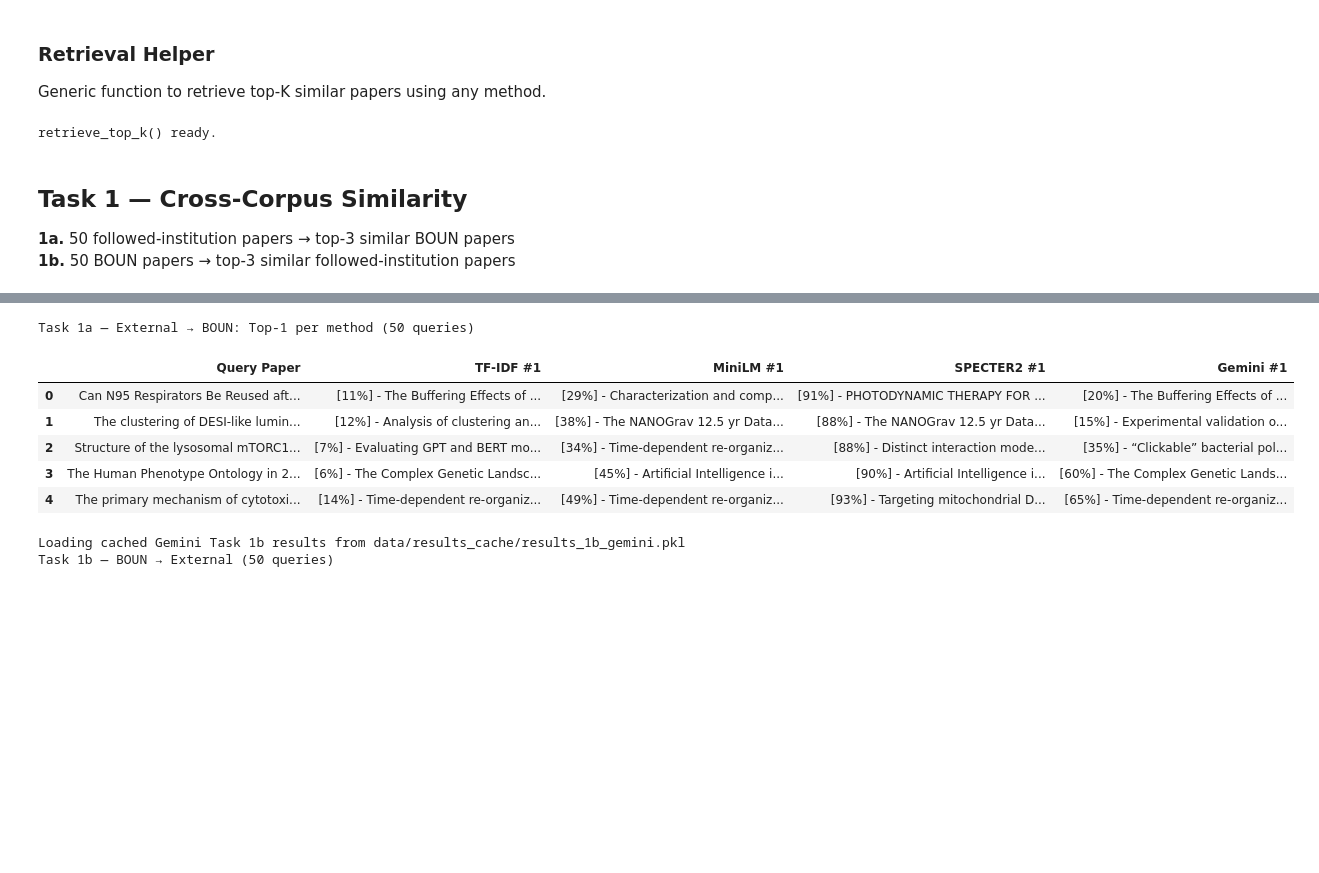
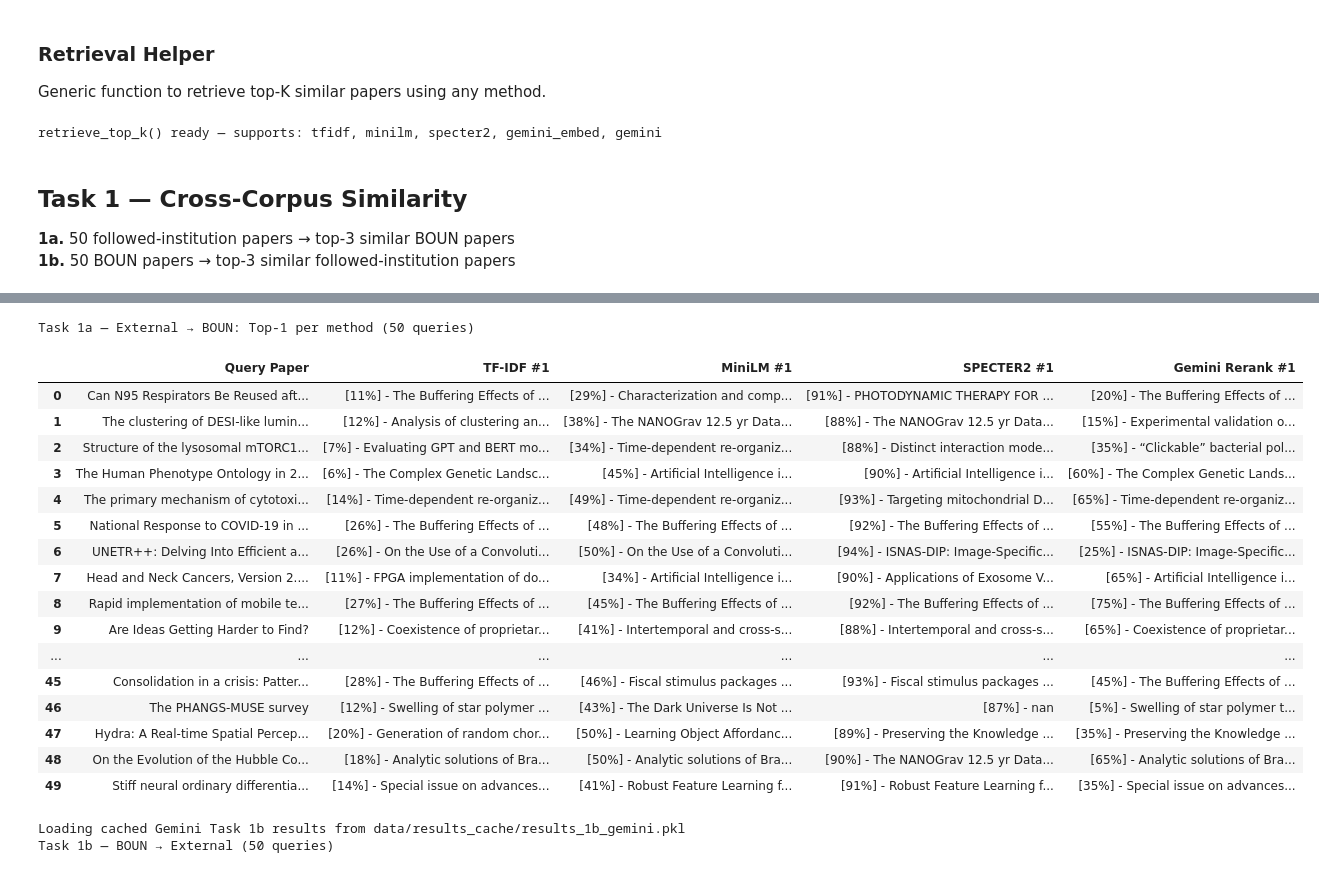
Before and after one commit to senaoz/SWE-599, a Jupyter notebook: similarity_evaluation.ipynb, the cells around one changed output, grey strips where cells are left out. Saved outputs shown, nothing was run; the diff lists cells and outputs as text; code cells hidden in the pictures; blank space fills up the shorter version.

```diff
--- a/similarity_evaluation.ipynb
+++ b/similarity_evaluation.ipynb
@@ -262,7 +361,7 @@ def retrieve_top_k(query_texts, corpus_texts, method, top_k=3, **kwargs):
 
     Parameters
     ----------
-    method : str — 'tfidf', 'minilm', 'specter2', or 'gemini'
+    method : str — 'tfidf', 'minilm', 'specter2', 'gemini_embed', or 'gemini'
     Returns: list of list of (corpus_index, score)
     """
     if method == 'tfidf':
@@ -271,6 +370,8 @@ def retrieve_top_k(query_texts, corpus_texts, method, top_k=3, **kwargs):
         sim_matrix = sentence_embedding_similarity(query_texts, corpus_texts, model_name='all-MiniLM-L6-v2')
     elif method == 'specter2':
         sim_matrix = sentence_embedding_similarity(query_texts, corpus_texts, model_name='allenai/specter2_base')
+    elif method == 'gemini_embed':
+        sim_matrix = gemini_embedding_similarity(query_texts, corpus_texts)
     elif method == 'gemini':
         pre_k = kwargs.get('pre_filter_k', 10)
         sim_matrix = tfidf_similarity(query_texts, corpus_texts)
@@ -290,9 +391,9 @@ def retrieve_top_k(query_texts, corpus_texts, method, top_k=3, **kwargs):
         results.append([(idx, sim_matrix[i, idx]) for idx in top_indices])
     return results
 
-print("retrieve_top_k() ready.")
+print("retrieve_top_k() ready — supports: tfidf, minilm, specter2, gemini_embed, gemini")
 # %% [output]
-retrieve_top_k() ready.
+retrieve_top_k() ready — supports: tfidf, minilm, specter2, gemini_embed, gemini
 # %% [markdown]
 ## Task 1 — Cross-Corpus Similarity
 
@@ -308,7 +409,7 @@ np.random.seed(42)
 sample_followed = followed_df.sample(50).reset_index(drop=True)
 sample_boun = boun_df.sample(50).reset_index(drop=True)
 
-METHODS = ['tfidf', 'minilm', 'specter2']
+METHODS = ['tfidf', 'minilm', 'specter2']  # 'gemini_embed' disabled (free tier rate limit)
 
 # --- Task 1a: External → BOUN ---
 cache_1a = os.path.join(CACHE_DIR, "results_1a.pkl")
@@ -317,6 +418,19 @@ if os.path.exists(cache_1a):
     print(f"Loading cached Task 1a results from {cache_1a}")
     with open(cache_1a, 'rb') as f:
         results_1a = pickle.load(f)
+    # Check if all methods are cached, compute missing ones
+    missing = [m for m in METHODS if m not in results_1a]
+    if missing:
+        print(f"  Computing missing methods: {missing}")
+        for method in missing:
+            print(f"  ▶ Running {method}...")
+            results_1a[method] = retrieve_top_k(
+                list(sample_followed['text']), list(boun_df['text']),
+                method=method, top_k=3
+            )
+        with open(cache_1a, 'wb') as f:
+            pickle.dump(results_1a, f)
+        print(f"  Updated cache with new methods")
 else:
     print("=" * 80)
     print("TASK 1a: External → BOUN (50 followed-institution queries → BOUN corpus)")
@@ -342,7 +456,7 @@ for i in range(3):
     print(f"Query {i+1}: {query_title}")
     for method in METHODS:
         hits = results_1a[method][i]
-        print(f"  [{method:>10}]")
+        print(f"  [{method:>12}]")
         for rank, (idx, score) in enumerate(hits, 1):
             match_title = str(boun_df.iloc[idx]['title'])[:60]
             print(f"    #{rank} ({score:.3f}) {match_title}")
@@ -372,6 +486,18 @@ if os.path.exists(cache_1b):
     print(f"Loading cached Task 1b results from {cache_1b}")
     with open(cache_1b, 'rb') as f:
         results_1b = pickle.load(f)
+    missing = [m for m in METHODS if m not in results_1b]
+    if missing:
+        print(f"  Computing missing methods: {missing}")
+        for method in missing:
+            print(f"  ▶ Running {method}...")
+            results_1b[method] = retrieve_top_k(
+                list(sample_boun['text']), list(followed_df['text']),
+                method=method, top_k=3
+            )
+        with open(cache_1b, 'wb') as f:
+            pickle.dump(results_1b, f)
+        print(f"  Updated cache with new methods")
 else:
     print("=" * 80)
     print("TASK 1b: BOUN → External (50 BOUN queries → followed-institution corpus)")
@@ -397,7 +523,7 @@ for i in range(3):
     print(f"Query {i+1}: {query_title}")
     for method in METHODS:
         hits = results_1b[method][i]
-        print(f"  [{method:>10}]")
+        print(f"  [{method:>12}]")
         for rank, (idx, score) in enumerate(hits, 1):
             match_title = str(followed_df.iloc[idx]['title'])[:60]
             print(f"    #{rank} ({score:.3f}) {match_title}")
@@ -477,31 +603,42 @@ Task 1a — External → BOUN (50 queries)
 # %%
 # --- Task 1a: Compact Top-1 comparison table ---
 ALL_METHODS = METHODS + ['gemini']
 all_results_1a = {**results_1a, 'gemini': results_1a_gemini}
-method_labels = {'tfidf': 'TF-IDF', 'minilm': 'MiniLM', 'specter2': 'SPECTER2', 'gemini': 'Gemini'}
+method_labels = {'tfidf': 'TF-IDF', 'minilm': 'MiniLM', 'specter2': 'SPECTER2', 'gemini_embed': 'Gemini Embed', 'gemini': 'Gemini Rerank'}
 
 rows = []
 for i in range(len(sample_followed)):
     row = {'Query Paper': str(sample_followed.iloc[i]['title'])}
     for method in ALL_METHODS:
         idx, score = all_results_1a[method][i][0]
         title = str(boun_df.iloc[idx]['title'])
         pct = int(round(score * 100))
         row[f'{method_labels[method]} #1'] = f"[{pct}%] - {title}"
     rows.append(row)
 
 df_1a_top1 = pd.DataFrame(rows)
 pd.set_option('display.max_colwidth', 80)
 print(f"Task 1a — External → BOUN: Top-1 per method ({len(df_1a_top1)} queries)")
-df_1a_top1.head()
+df_1a_top1
 # %% [output]
 Task 1a — External → BOUN: Top-1 per method (50 queries)
-|  | Query Paper | TF-IDF #1 | MiniLM #1 | SPECTER2 #1 | Gemini #1 |
+|  | Query Paper | TF-IDF #1 | MiniLM #1 | SPECTER2 #1 | Gemini Rerank #1 |
 | 0 | Can N95 Respirators Be Reused aft... | [11%] - The Buffering Effects of ... | [29%] - Characterization and comp... | [91%] - PHOTODYNAMIC THERAPY FOR ... | [20%] - The Buffering Effects of ... |
 | 1 | The clustering of DESI-like lumin... | [12%] - Analysis of clustering an... | [38%] - The NANOGrav 12.5 yr Data... | [88%] - The NANOGrav 12.5 yr Data... | [15%] - Experimental validation o... |
 | 2 | Structure of the lysosomal mTORC1... | [7%] - Evaluating GPT and BERT mo... | [34%] - Time-dependent re-organiz... | [88%] - Distinct interaction mode... | [35%] - “Clickable” bacterial pol... |
 | 3 | The Human Phenotype Ontology in 2... | [6%] - The Complex Genetic Landsc... | [45%] - Artificial Intelligence i... | [90%] - Artificial Intelligence i... | [60%] - The Complex Genetic Lands... |
 | 4 | The primary mechanism of cytotoxi... | [14%] - Time-dependent re-organiz... | [49%] - Time-dependent re-organiz... | [93%] - Targeting mitochondrial D... | [65%] - Time-dependent re-organiz... |
+| 5 | National Response to COVID-19 in ... | [26%] - The Buffering Effects of ... | [48%] - The Buffering Effects of ... | [92%] - The Buffering Effects of ... | [55%] - The Buffering Effects of ... |
+| 6 | UNETR++: Delving Into Efficient a... | [26%] - On the Use of a Convoluti... | [50%] - On the Use of a Convoluti... | [94%] - ISNAS-DIP: Image-Specific... | [25%] - ISNAS-DIP: Image-Specific... |
+| 7 | Head and Neck Cancers, Version 2.... | [11%] - FPGA implementation of do... | [34%] - Artificial Intelligence i... | [90%] - Applications of Exosome V... | [65%] - Artificial Intelligence i... |
+| 8 | Rapid implementation of mobile te... | [27%] - The Buffering Effects of ... | [45%] - The Buffering Effects of ... | [92%] - The Buffering Effects of ... | [75%] - The Buffering Effects of ... |
+| 9 | Are Ideas Getting Harder to Find? | [12%] - Coexistence of proprietar... | [41%] - Intertemporal and cross-s... | [88%] - Intertemporal and cross-s... | [65%] - Coexistence of proprietar... |
+| ... | ... | ... | ... | ... | ... |
+| 45 | Consolidation in a crisis: Patter... | [28%] - The Buffering Effects of ... | [46%] - Fiscal stimulus packages ... | [93%] - Fiscal stimulus packages ... | [45%] - The Buffering Effects of ... |
+| 46 | The PHANGS-MUSE survey | [12%] - Swelling of star polymer ... | [43%] - The Dark Universe Is Not ... | [87%] - nan | [5%] - Swelling of star polymer t... |
+| 47 | Hydra: A Real-time Spatial Percep... | [20%] - Generation of random chor... | [50%] - Learning Object Affordanc... | [89%] - Preserving the Knowledge ... | [35%] - Preserving the Knowledge ... |
+| 48 | On the Evolution of the Hubble Co... | [18%] - Analytic solutions of Bra... | [50%] - Analytic solutions of Bra... | [90%] - The NANOGrav 12.5 yr Data... | [65%] - Analytic solutions of Bra... |
+| 49 | Stiff neural ordinary differentia... | [14%] - Special issue on advances... | [41%] - Robust Feature Learning f... | [91%] - Robust Feature Learning f... | [35%] - Special issue on advances... |
 # %%
 # --- Task 1b: BOUN → External (with Gemini reranking) ---
 cache_1b_gemini = os.path.join(CACHE_DIR, "results_1b_gemini.pkl")
```
Also changed, not shown: parts of 6 cells of this notebook, 2 other files.
